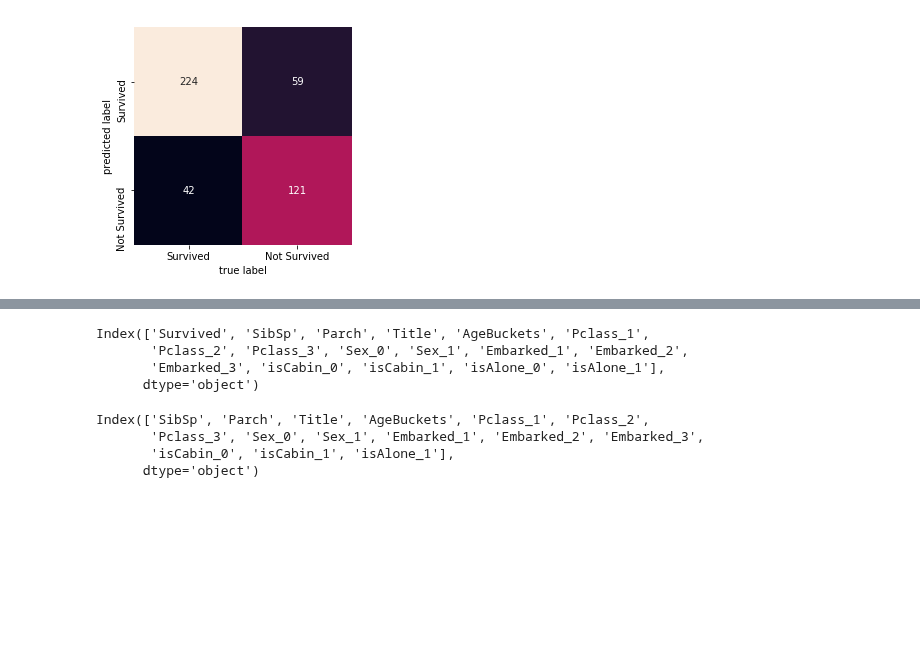
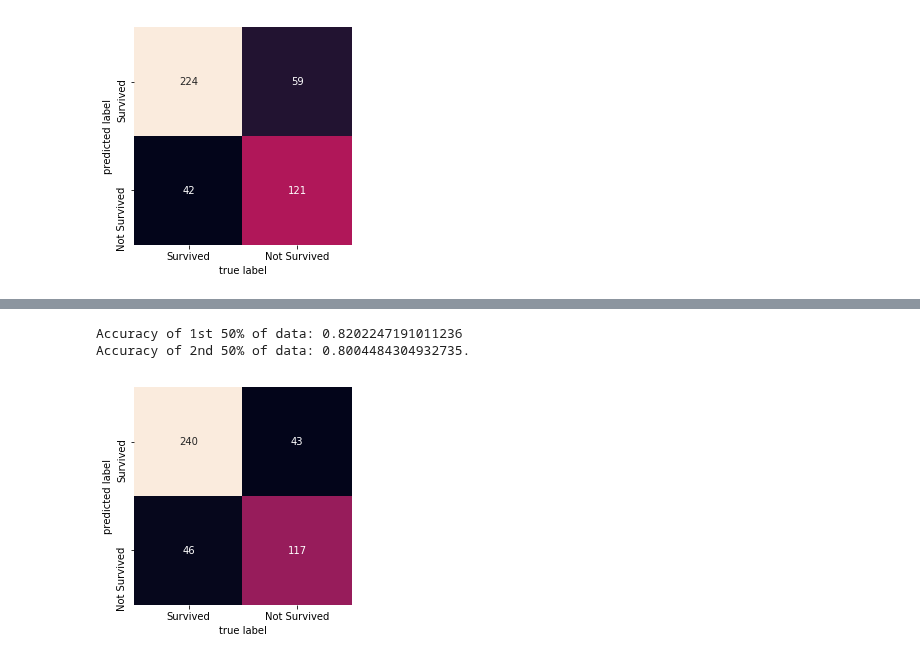
Before and after one commit to MateuszKonopelski/Kaggle, a Jupyter notebook: Project1_Titanic/Titanic_code.ipynb, the cells around one changed output, grey strips where cells are left out. Cells and saved outputs as stored; diff of their text form; code cells hidden in the pictures; blank space fills up the shorter version.

Commit message:
Logistic Regression - cleaning + building functions

```diff
--- a/Project1_Titanic/Titanic_code.ipynb
+++ b/Project1_Titanic/Titanic_code.ipynb
@@ -401,12 +401,14 @@ print('-'*10, 'Sex column has been modified. 1 is female; 0 is male', '-'*10)
 ---------- Sex column has been modified. 1 is female; 0 is male ----------
 # %%
 def Name_int(x):
-    if 'Mr' in x or 'Master' in x or 'Rev' in x or 'Dr' in x or 'Capt' in x or 'Major' in x or 'Don' in x:
+    if 'Mr' in x or 'Master' in x:
         return 1
     elif 'Mrs' in x:
         return 2
     elif 'Miss' in x:
         return 3
+    elif 'Rev' in x or 'Dr' in x or 'Capt' in x or 'Major' in x or 'Don' in x:
+        return 0
     else:
         return 0
 
@@ -415,6 +417,6 @@ train_data.drop('Name', axis=1, inplace=True)
 test_data['Title'] = test_data.Name.apply(Name_int)
 test_data.drop('Name', axis=1, inplace=True)
 
-Title_rep = {3: 'Miss', 2: 'Mrs', 1: ['Mr', 'Master', 'Rev', 'Dr', 'Capt', 'Major', 'Don'], 0: 'Other'}
+#Title_rep = {3: 'Miss', 2: 'Mrs', 1: ['Mr', 'Master', 'Rev', 'Dr', 'Capt', 'Major', 'Don'], 0: 'Other'}
 print('-'*10, 'Title has been created from Name field. Desc in Title_rep variable', '-'*10)
 # %% [output]
@@ -749,15 +777,17 @@ Accuracy of 2nd 50% of data: 0.8269662921348314.
 [figure]
-# %%
-train_set.columns
-# %% [output]
-Index(['Survived', 'SibSp', 'Parch', 'Title', 'AgeBuckets', 'Pclass_1',
-       'Pclass_2', 'Pclass_3', 'Sex_0', 'Sex_1', 'Embarked_1', 'Embarked_2',
-       'Embarked_3', 'isCabin_0', 'isCabin_1', 'isAlone_0', 'isAlone_1'],
-      dtype='object')
-# %%
-test_set.columns
-# %% [output]
-Index(['SibSp', 'Parch', 'Title', 'AgeBuckets', 'Pclass_1', 'Pclass_2',
-       'Pclass_3', 'Sex_0', 'Sex_1', 'Embarked_1', 'Embarked_2', 'Embarked_3',
-       'isCabin_0', 'isCabin_1', 'isAlone_1'],
-      dtype='object')
+# %%
+# Logistic model with full dataset and new hyperparameters
+from sklearn.linear_model import LogisticRegression
+logReg2 = LogisticRegression('l1', solver='saga')
+
+train_set = train_data.drop('FamilySize', axis=1)
+test_model(logReg2)
+
+# High accuracy for train set, therefore we will go with building a model on test set.
+logReg2.fit(train_set.drop('Survived', axis=1), train_set['Survived'])
+LogReg2_model = logReg2.predict(test_data.drop('PassengerId', axis=1))
+export_prediction(LogReg2_model)
+# %% [output]
+Accuracy of 1st 50% of data: 0.8202247191011236
+Accuracy of 2nd 50% of data: 0.8004484304932735.
+[figure, added]
```
Also changed, not shown: parts of 12 cells of this notebook.
